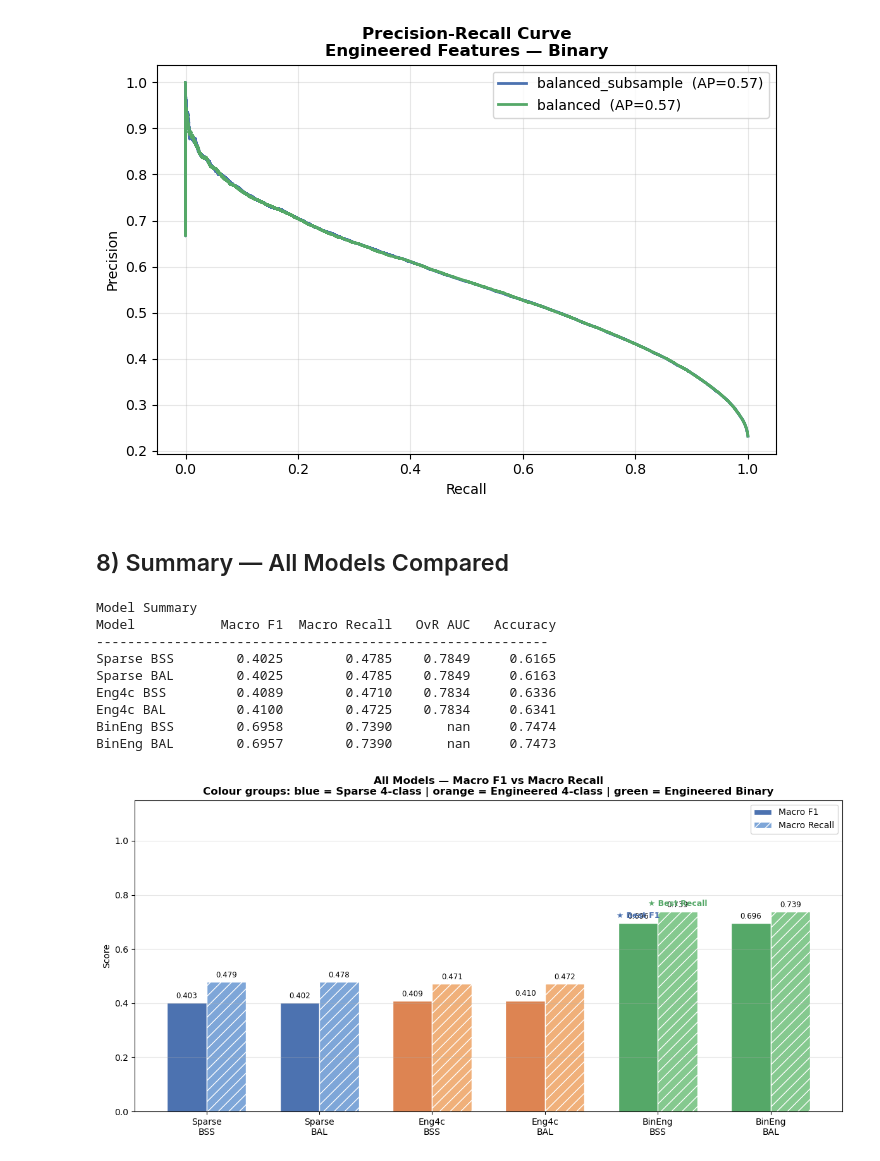
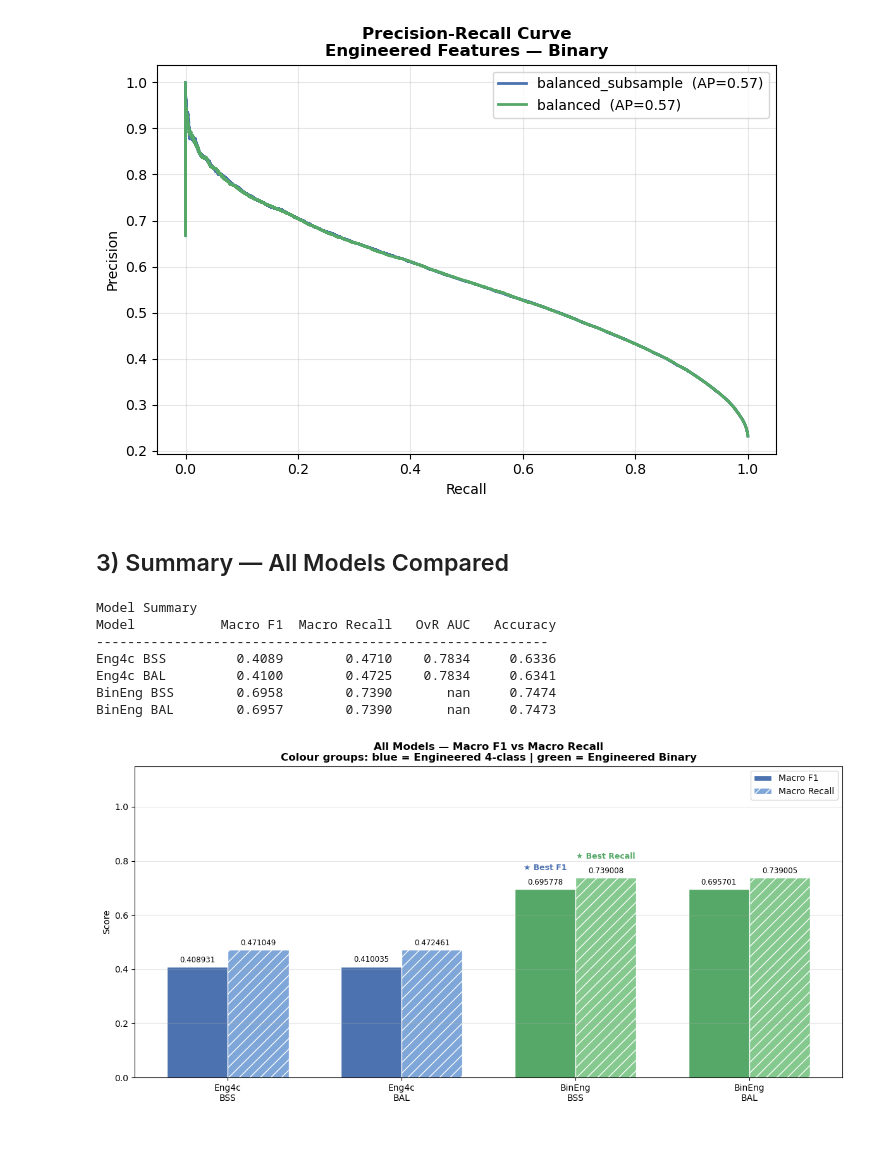
Before and after one commit to ingridalt/DSC-288R-CAPSTONE, a Jupyter notebook: 4_Models/4b_RandomForest_Model.ipynb, the cells around one changed output. Saved outputs shown, nothing was run; the diff lists cells and outputs as text; code cells hidden in the pictures.

Commit message:
Add master preprocess edit and reduce RF models

```diff
--- a/4_Models/4b_RandomForest_Model.ipynb
+++ b/4_Models/4b_RandomForest_Model.ipynb
@@ -809,7 +602,7 @@ plt.show()
 [figure]
 # %% [markdown]
 
-## 8) Summary — All Models Compared
+## 3) Summary — All Models Compared
 # %%
 # Gather summary metrics for all 6 models
 from sklearn.metrics import roc_auc_score, accuracy_score
@@ -829,8 +622,6 @@ def ovr_auc(model, X, y):
 
 
 model_labels = [
-    "Sparse\nBSS",
-    "Sparse\nBAL",
     "Eng4c\nBSS",
     "Eng4c\nBAL",
     "BinEng\nBSS",
@@ -838,8 +629,6 @@ model_labels = [
 ]
 
 macro_f1_vals = [
-    report_sub["macro avg"]["f1-score"],
-    report_bal["macro avg"]["f1-score"],
     report_4c_bss["macro avg"]["f1-score"],
     report_4c_bal["macro avg"]["f1-score"],
     report_eng_bss["macro avg"]["f1-score"],
@@ -847,8 +636,6 @@ macro_f1_vals = [
 ]
 
 macro_recall_vals = [
-    macro_recall(report_sub),
-    macro_recall(report_bal),
     macro_recall(report_4c_bss),
     macro_recall(report_4c_bal),
     macro_recall(report_eng_bss),
@@ -856,8 +643,6 @@ macro_recall_vals = [
 ]
 
 auc_vals = [
-    ovr_auc(rf_bss,     X_test_sparse, y_test),
-    ovr_auc(rf_bal,     X_test_sparse, y_test),
     ovr_auc(rf_4c_bss,  X_test_4c,     y_test_4c),
     ovr_auc(rf_4c_bal,  X_test_4c,     y_test_4c),
     ovr_auc(rf_eng_bss, X_test_eng,    y_test_eng),
@@ -865,8 +650,6 @@ auc_vals = [
 ]
 
 accuracy_vals = [
-    accuracy_score(y_test,     y_pred_bss),
-    accuracy_score(y_test,     y_pred_bal),
     accuracy_score(y_test_4c,  y_pred_4c_bss),
     accuracy_score(y_test_4c,  y_pred_4c_bal),
     accuracy_score(y_test_eng, y_pred_eng_bss),
@@ -883,53 +666,51 @@ for lbl, f1, rec, auc, acc in zip(model_labels, macro_f1_vals, macro_recall_vals
 Model Summary
 Model           Macro F1  Macro Recall   OvR AUC   Accuracy
 ----------------------------------------------------------
-Sparse BSS        0.4025        0.4785    0.7849     0.6165
-Sparse BAL        0.4025        0.4785    0.7849     0.6163
 Eng4c BSS         0.4089        0.4710    0.7834     0.6336
 Eng4c BAL         0.4100        0.4725    0.7834     0.6341
 BinEng BSS        0.6958        0.7390       nan     0.7474
 BinEng BAL        0.6957        0.7390       nan     0.7473
 # %%
-# Bar chartMacro F1 vs Macro Recall for all models
+# Bar chart: Macro F1 vs Macro Recall for all models
 import matplotlib.pyplot as plt
 import numpy as np
 
 x     = np.arange(len(model_labels))
 width = 0.35
 
-# colour-code by task group
-colours_f1  = ["#4C72B0","#4C72B0","#DD8452","#DD8452","#55A868","#55A868"]
-colours_rec = ["#7EA6D8","#7EA6D8","#F0B07A","#F0B07A","#85C98F","#85C98F"]
+# colour-code by task group: blue = Engineered 4-class | green = Engineered Binary
+colours_f1  = ["#4C72B0", "#4C72B0", "#55A868", "#55A868"]
+colours_rec = ["#7EA6D8", "#7EA6D8", "#85C98F", "#85C98F"]
 
 fig, ax = plt.subplots(figsize=(12, 6))
 bars1 = ax.bar(x - width/2, macro_f1_vals,     width, color=colours_f1,  label="Macro F1",     edgecolor="white")
 bars2 = ax.bar(x + width/2, macro_recall_vals, width, color=colours_rec, label="Macro Recall", edgecolor="white", hatch="//")
 
-ax.bar_label(bars1, fmt="%.3f", padding=3, fontsize=8.5)
-ax.bar_label(bars2, fmt="%.3f", padding=3, fontsize=8.5)
+ax.bar_label(bars1, fmt="%.6f", padding=3, fontsize=8.5)
+ax.bar_label(bars2, fmt="%.6f", padding=3, fontsize=8.5)
 
 ax.set_xticks(x)
 ax.set_xticklabels(model_labels, fontsize=10)
 ax.set_ylabel("Score")
 ax.set_ylim(0, 1.15)
 ax.set_title("All Models — Macro F1 vs Macro Recall\n"
-             "Colour groups: blue = Sparse 4-class | orange = Engineered 4-class | green = Engineered Binary",
+             "Colour groups: blue = Engineered 4-class | green = Engineered Binary",
              fontsize=12, fontweight="bold")
 ax.legend(fontsize=10)
 ax.grid(axis="y", alpha=0.3)
 
 # Annotate best model per metric
 best_f1  = int(np.argmax(macro_f1_vals))
 best_rec = int(np.argmax(macro_recall_vals))
-ax.annotate("★ Best F1",  xy=(best_f1  - width/2, macro_f1_vals[best_f1]  + 0.02),
+ax.annotate("★ Best F1",  xy=(best_f1  - width/2, macro_f1_vals[best_f1]  + 0.07),
             ha="center", color="#4C72B0", fontsize=9, fontweight="bold")
-ax.annotate("★ Best Recall", xy=(best_rec + width/2, macro_recall_vals[best_rec] + 0.02),
+ax.annotate("★ Best Recall", xy=(best_rec + width/2, macro_recall_vals[best_rec] + 0.07),
             ha="center", color="#55A868", fontsize=9, fontweight="bold")
 
 plt.tight_layout()
 plt.show()
 # %% [output]
-[figure, old version]
+[figure, new version]
 # %%
 # Bar chart: One-vs-Rest AUC for all models
 import matplotlib.pyplot as plt
```
Also changed, not shown: parts of 20 cells of this notebook, 2 other files.
